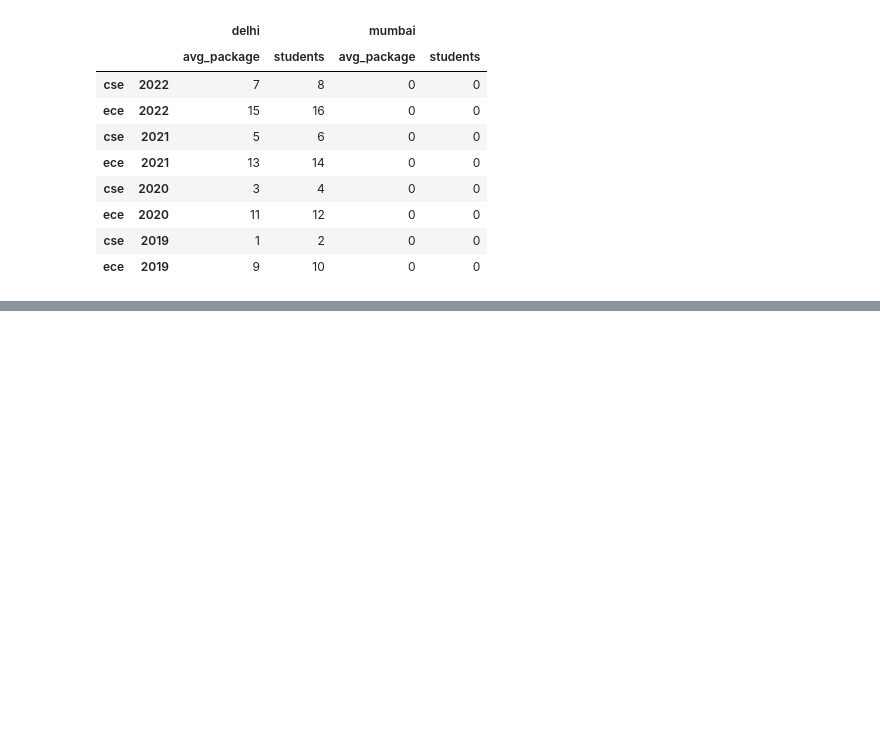
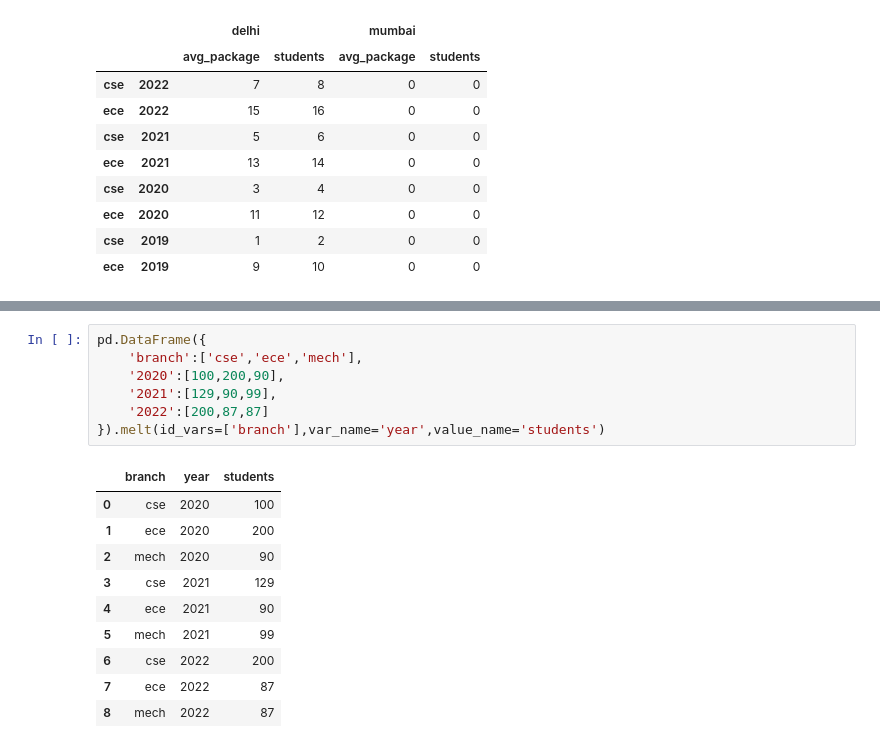
Before and after one commit to Rem0tecoder/CampusX, a Jupyter notebook: Pandas/multiindex-objects.ipynb, the cells around one changed output, grey strips where cells are left out. Drawn from its saved outputs; the diff is of its cells as text; blank space fills up the shorter version.

```diff
--- a/Pandas/multiindex-objects.ipynb
+++ b/Pandas/multiindex-objects.ipynb
@@ -364,0 +403,18 @@ branch_df3.sort_index(level=1,ascending=[False])
+# %%
+pd.DataFrame({
+    'branch':['cse','ece','mech'],
+    '2020':[100,200,90],
+    '2021':[129,90,99],
+    '2022':[200,87,87]
+}).melt(id_vars=['branch'],var_name='year',value_name='students')
+# %% [output]
+|  | branch | year | students |
+| 0 | cse | 2020 | 100 |
+| 1 | ece | 2020 | 200 |
+| 2 | mech | 2020 | 90 |
+| 3 | cse | 2021 | 129 |
+| 4 | ece | 2021 | 90 |
+| 5 | mech | 2021 | 99 |
+| 6 | cse | 2022 | 200 |
+| 7 | ece | 2022 | 87 |
+| 8 | mech | 2022 | 87 |
```
Also changed, not shown: parts of 9 cells of this notebook.
